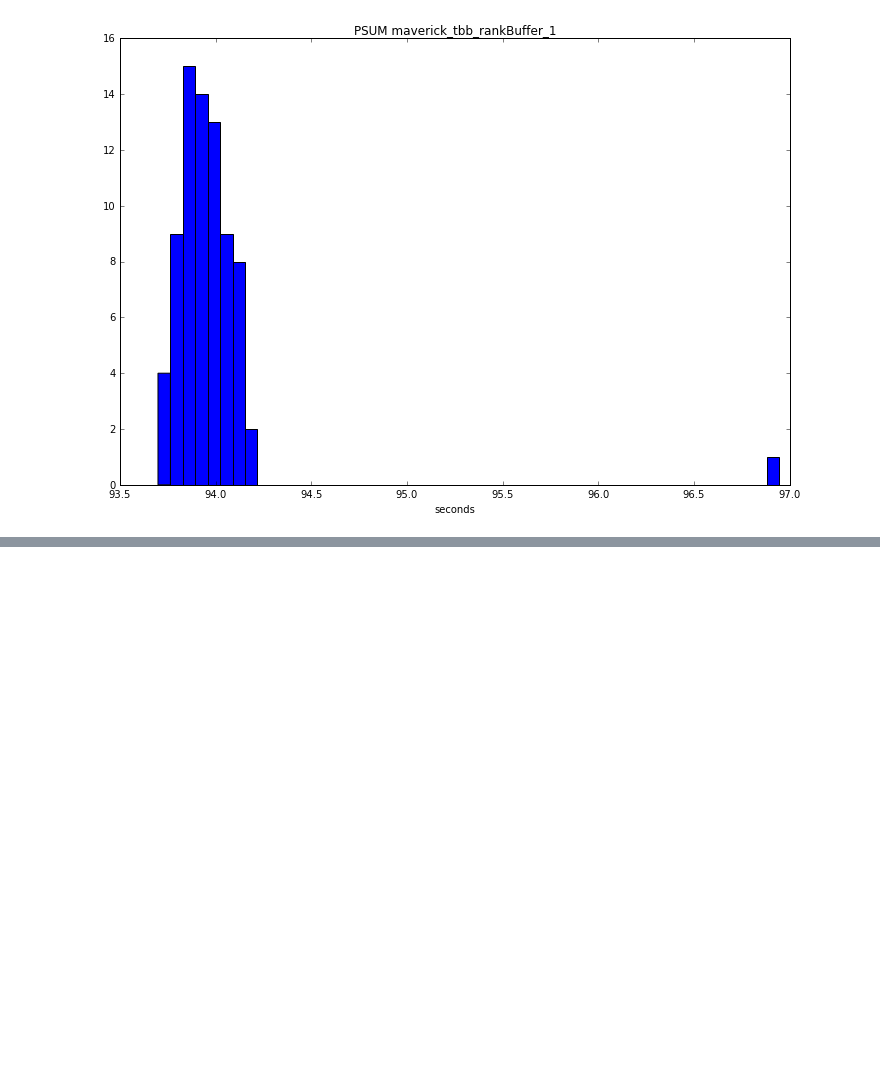
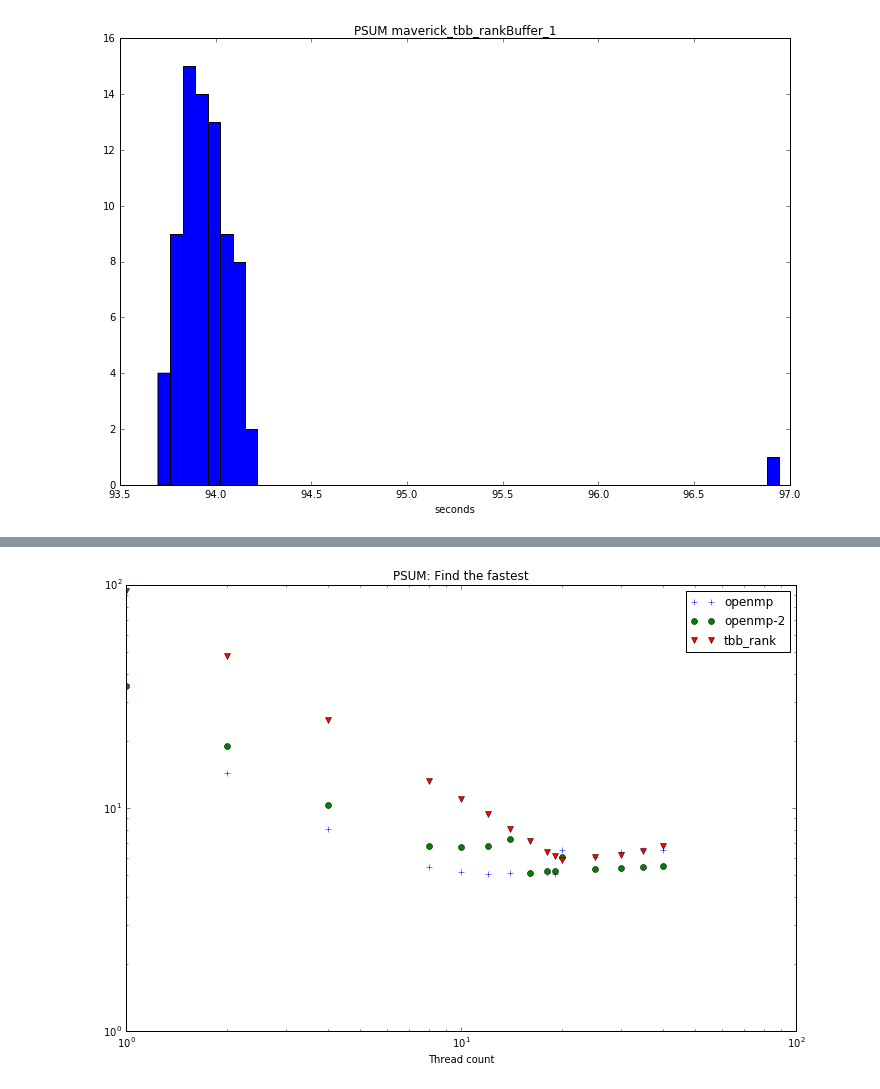
Before and after one commit to ParaToolsInc/benchmarks, a Jupyter notebook: threading/tacc_1/run2_data/histogramPsum.ipynb, the cells around one changed output, grey strips where cells are left out. Saved outputs shown, nothing was run; the diff lists cells and outputs as text; code cells hidden in the pictures; blank space fills up the shorter version.

Commit message:
added tbb_rank

```diff
--- a/threading/tacc_1/run2_data/histogramPsum.ipynb
+++ b/threading/tacc_1/run2_data/histogramPsum.ipynb
@@ -64,6 +84,8 @@ openMpVal=[]
 openMpTcount=[]
 openMp2Val=[]
 openMp2Tcount=[]
+tbbRankVal=[]
+tbbRankTcount=[]
 for key in dataArrayDict:
     if key.split("_")[1]=='openmp':
         openMpVal.append(np.average(dataArrayDict[key]))
@@ -71,15 +93,21 @@ for key in dataArrayDict:
     if key.split("_")[1]=='openmp-2':
       openMp2Val.append(np.average(dataArrayDict[key]))
       openMp2Tcount.append(key.split("_")[-1])
+    if 'tbb_rankBuffer' in key:
+      tbbRankVal.append(np.average(dataArrayDict[key]))
+      tbbRankTcount.append(key.split("_")[-1])
 # %%
 fig = plt.figure(figsize=(12,8))
 ax = fig.add_subplot(111)
 dk='Find the fastest'
 ax.loglog(openMpTcount,openMpVal,'+',label='openmp')
 ax.loglog(openMp2Tcount,openMp2Val,'o',label='openmp-2')
+ax.loglog(tbbRankTcount,tbbRankVal,'v',label='tbb_rank')
 plt.xlabel('Thread count')
 plt.title('PSUM: '+ dk)
 plt.legend()
 plt.show()
+# %% [output]
+[figure, added]
 # %%
 openMpTcount
```
Also changed, not shown: parts of 2 cells of this notebook.
